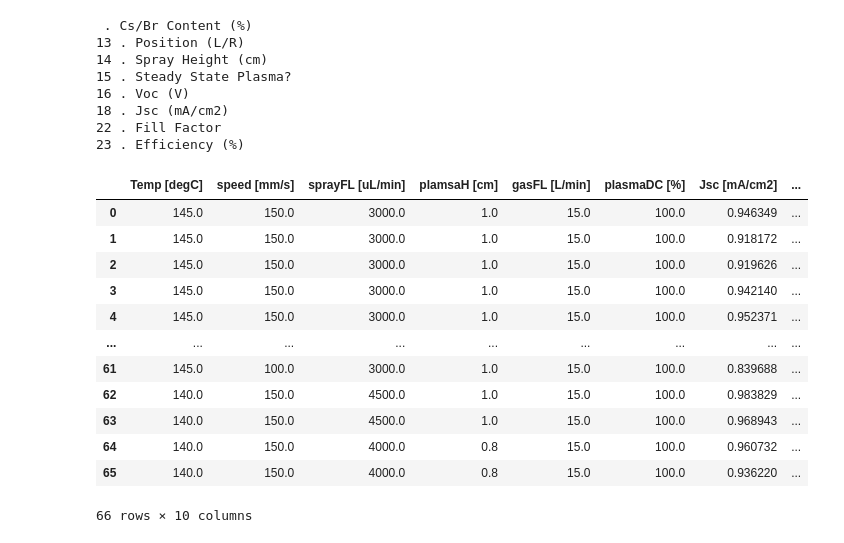
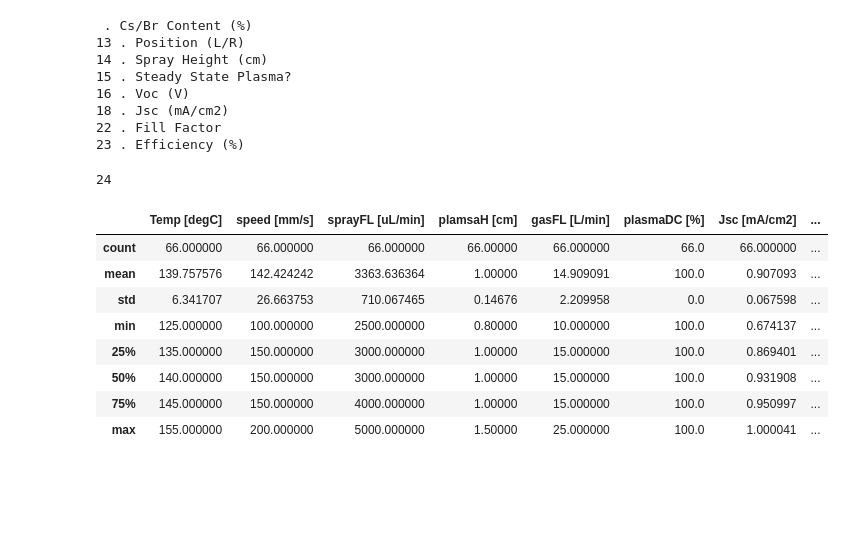
Before and after one commit to PV-Lab/SL-PerovskiteOpt, a Jupyter notebook: active_perov_opt/PerovScaleup_Round1_Pick_Previous_NewPlamsa_Data_20200927.ipynb, the cells around one changed output. Cells and saved outputs as stored; diff of their text form; code cells hidden in the pictures; blank space fills up the shorter version.

```diff
--- a/active_perov_opt/PerovScaleup_Round1_Pick_Previous_NewPlamsa_Data_20200927.ipynb
+++ b/active_perov_opt/PerovScaleup_Round1_Pick_Previous_NewPlamsa_Data_20200927.ipynb
@@ -72,30 +72,28 @@ sf_data1['Humidity (%)'] = np.round(sf_data1['Humidity (%)'].values/5)*5
 # %%
 corr_matrix=(sf_data1.iloc[:,sf_col_vals]) # get matrix of values we want to correlate
 df = corr_matrix[corr_matrix['Efficiency (%)'] >= 0]
 corr_matrix1=df.iloc[:,[0,5,6,7,9,10,11, 12, 14,15, 16, 17, 18,19]]
 corr_matrix1 = corr_matrix1[corr_matrix1['Cs/Br Content (%)']== 0]
 corr_matrix1 =  corr_matrix1[corr_matrix1['Concentration (M)']== 0.15]
 corr_matrix1 =  corr_matrix1[corr_matrix1['Steady State Plasma?']== 1]
 corr_matrix1['plasmaDC [%]'] = np.ones(len(corr_matrix1))*100
 corr_matrix1['Fill Factor'] = corr_matrix1['Fill Factor']/100
 corr_matrix1 = corr_matrix1.iloc[:,[2,1,3,5,4,-1,-5,-4,-3, -2]]
 corr_matrix1.columns = ['Temp [degC]', 'speed [mm/s]','sprayFL [uL/min]',
                         'plamsaH [cm]', 'gasFL [L/min]', 'plasmaDC [%]',
                         'Jsc [mA/cm2]', 'Voc [V]', 'FF [-]', 'Efficiency [%]']
 
 df_previous = corr_matrix1.reset_index(drop=True)
-df_previous
+print(len(df_previous.iloc[:,0:5].drop_duplicates(ignore_index = True)))
+df_previous.describe()
 # %% [output]
+24
 |  | Temp [degC] | speed [mm/s] | sprayFL [uL/min] | plamsaH [cm] | gasFL [L/min] | plasmaDC [%] | Jsc [mA/cm2] | ... |
-| 0 | 145.0 | 150.0 | 3000.0 | 1.0 | 15.0 | 100.0 | 0.946349 | ... |
-| 1 | 145.0 | 150.0 | 3000.0 | 1.0 | 15.0 | 100.0 | 0.918172 | ... |
-| 2 | 145.0 | 150.0 | 3000.0 | 1.0 | 15.0 | 100.0 | 0.919626 | ... |
-| 3 | 145.0 | 150.0 | 3000.0 | 1.0 | 15.0 | 100.0 | 0.942140 | ... |
-| 4 | 145.0 | 150.0 | 3000.0 | 1.0 | 15.0 | 100.0 | 0.952371 | ... |
-| ... | ... | ... | ... | ... | ... | ... | ... | ... |
-| 61 | 145.0 | 100.0 | 3000.0 | 1.0 | 15.0 | 100.0 | 0.839688 | ... |
-| 62 | 140.0 | 150.0 | 4500.0 | 1.0 | 15.0 | 100.0 | 0.983829 | ... |
-| 63 | 140.0 | 150.0 | 4500.0 | 1.0 | 15.0 | 100.0 | 0.968943 | ... |
-| 64 | 140.0 | 150.0 | 4000.0 | 0.8 | 15.0 | 100.0 | 0.960732 | ... |
-| 65 | 140.0 | 150.0 | 4000.0 | 0.8 | 15.0 | 100.0 | 0.936220 | ... |
+| count | 66.000000 | 66.000000 | 66.000000 | 66.00000 | 66.000000 | 66.0 | 66.000000 | ... |
+| mean | 139.757576 | 142.424242 | 3363.636364 | 1.00000 | 14.909091 | 100.0 | 0.907093 | ... |
+| std | 6.341707 | 26.663753 | 710.067465 | 0.14676 | 2.209958 | 0.0 | 0.067598 | ... |
+| min | 125.000000 | 100.000000 | 2500.000000 | 0.80000 | 10.000000 | 100.0 | 0.674137 | ... |
+| 25% | 135.000000 | 150.000000 | 3000.000000 | 1.00000 | 15.000000 | 100.0 | 0.869401 | ... |
+| 50% | 140.000000 | 150.000000 | 3000.000000 | 1.00000 | 15.000000 | 100.0 | 0.931908 | ... |
+| 75% | 145.000000 | 150.000000 | 4000.000000 | 1.00000 | 15.000000 | 100.0 | 0.950997 | ... |
+| max | 155.000000 | 200.000000 | 5000.000000 | 1.50000 | 25.000000 | 100.0 | 1.000041 | ... |
-66 rows × 10 columns
```
Also changed, not shown: parts of 1 cell of this notebook.
